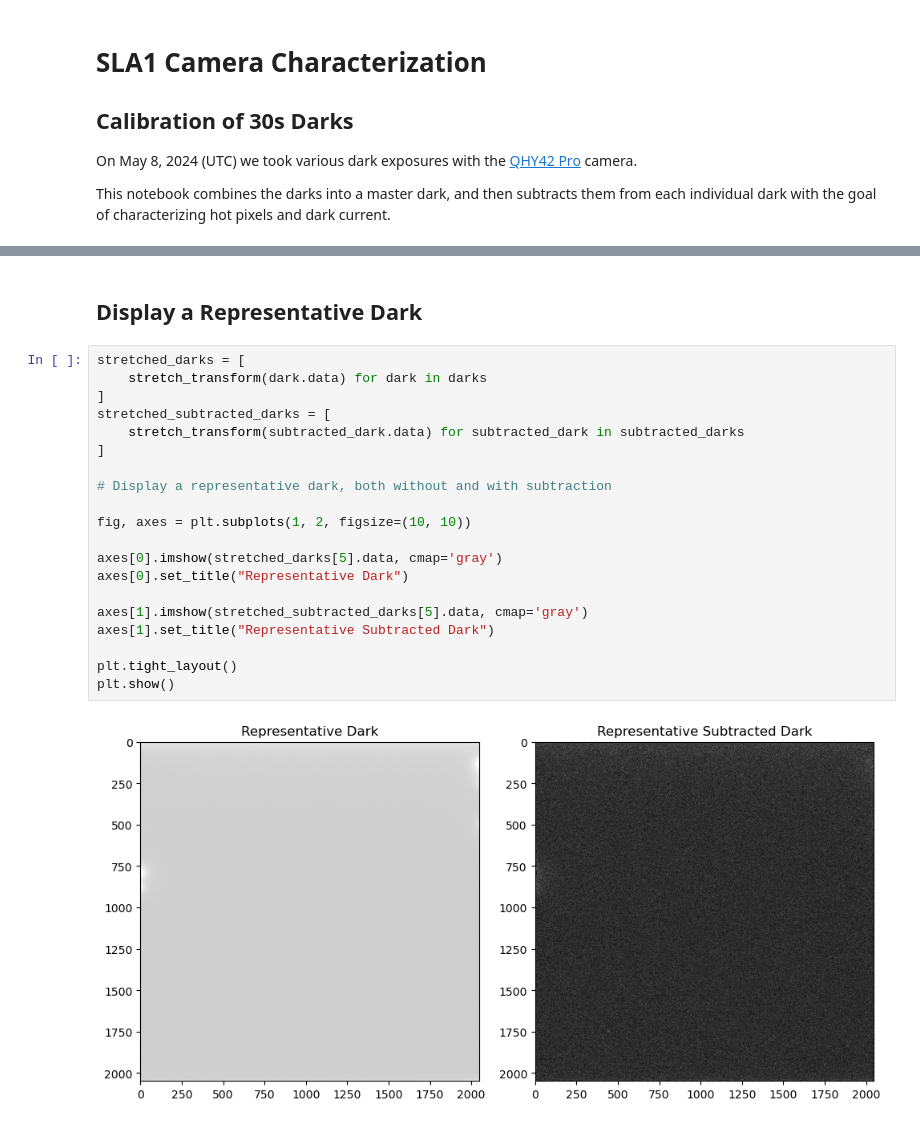
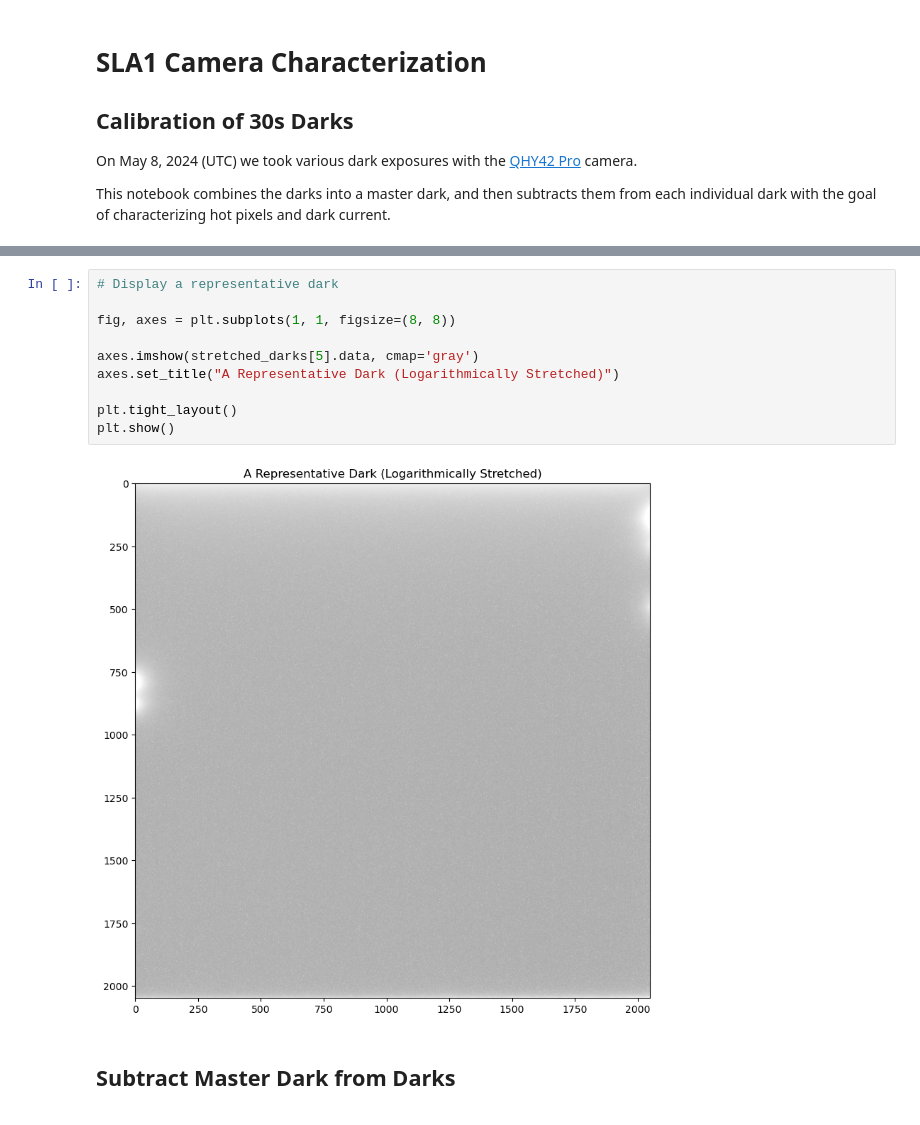
Before and after one commit to brianhill/uv-transients, a Jupyter notebook: analyses/30s_darks/30s_darks-calibration.ipynb, the cells around one changed output, grey strips where cells are left out. Drawn from its saved outputs; the diff is of its cells as text.

Commit message:
Tweaked display of darks a lot.

```diff
--- a/analyses/30s_darks/30s_darks-calibration.ipynb
+++ b/analyses/30s_darks/30s_darks-calibration.ipynb
@@ -142,25 +171,15 @@ plt.show()
-# %% [markdown]
-## Display a Representative Dark
 # %%
-stretched_darks = [
-    stretch_transform(dark.data) for dark in darks
-]
-stretched_subtracted_darks = [
-    stretch_transform(subtracted_dark.data) for subtracted_dark in subtracted_darks
-]
+# Display a representative dark
 
-# Display a representative dark, both without and with subtraction
+fig, axes = plt.subplots(1, 1, figsize=(8, 8))
 
-fig, axes = plt.subplots(1, 2, figsize=(10, 10))
-
-axes[0].imshow(stretched_darks[5].data, cmap='gray')
-axes[0].set_title("Representative Dark")
-
-axes[1].imshow(stretched_subtracted_darks[5].data, cmap='gray')
-axes[1].set_title("Representative Subtracted Dark")
+axes.imshow(stretched_darks[5].data, cmap='gray')
+axes.set_title("A Representative Dark (Logarithmically Stretched)")
 
 plt.tight_layout()
 plt.show()
 # %% [output]
-[figure, old version]
+[figure, new version]
+# %% [markdown]
+## Subtract Master Dark from Darks
 # %%
```
Also changed, not shown: parts of 17 cells of this notebook, 2 other files.
